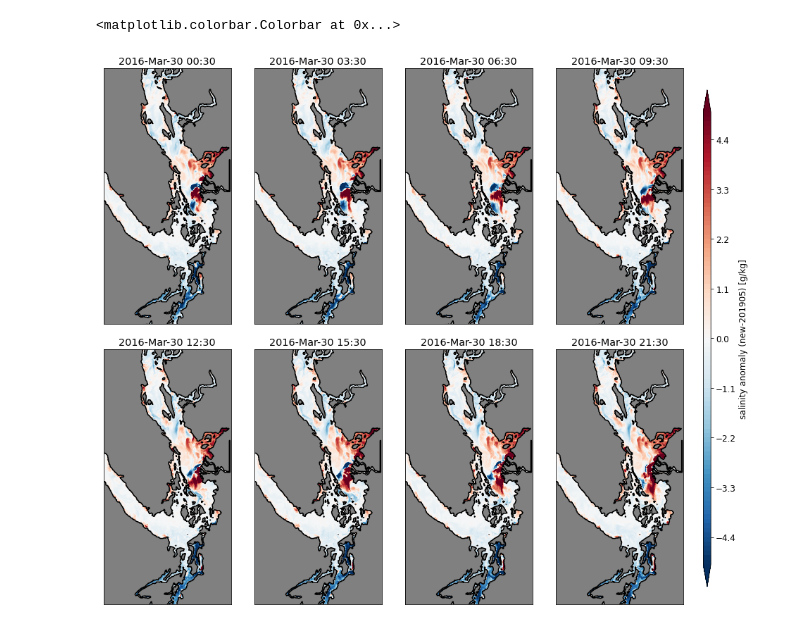
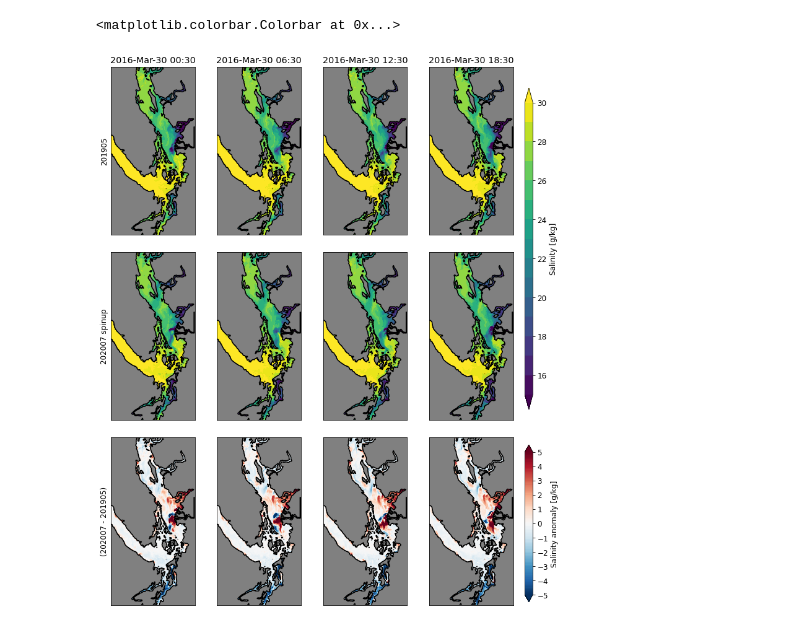
Before and after one commit to SalishSeaCast/analysis-ben, a Jupyter notebook: notebooks/graham/results_preview.ipynb, the cells around one changed output. Saved outputs shown, nothing was run; the diff lists cells and outputs as text; code cells hidden in the pictures.

Commit message:
Added salinity fields to anomalies in graham results_preview.ipynb

```diff
--- a/notebooks/graham/results_preview.ipynb
+++ b/notebooks/graham/results_preview.ipynb
@@ -13,26 +13,38 @@ results_path = '/scratch/bmoorema/Results/test/SalishSeaCast_currenttuning_test'
 # %%
 mask = xr.open_dataset('/home/bmoorema/MEOPAR/grid/mesh_mask202108.nc')
 T_old = xr.open_dataset(results_path + '/SalishSea_1h_20160330_20160330_grid_T.nc')
 T_new = xr.open_dataset(results_path + '/SalishSea_1h_20160101_20160331_grid_T.nc').isel(time_counter=slice(-24, None))
 tmask = mask.tmask[0, 0, 1:, 1:].values
 
-fig, axs = plt.subplots(2, 4, figsize=(15, 14), gridspec_kw={'wspace': 0.1, 'hspace': 0.1})
-for ax, t in zip(axs.ravel(), range(0, 24, 3)):
+fig, axs = plt.subplots(3, 4, figsize=(12, 16), gridspec_kw={'wspace': 0.1, 'hspace': 0.1})
+axs[0, 0].set_ylabel('201905')
+axs[1, 0].set_ylabel('202007 spinup')
+axs[2, 0].set_ylabel('(202007 - 201905)')
+
+for row, t in zip(axs.T, range(0, 24, 6)):
 
     timestr = T_new.time_counter.isel(time_counter=t).values.astype('datetime64[s]').astype(datetime).strftime('%Y-%b-%d %H:%M')
-    sal_anomaly = np.subtract(*[T.vosaline.isel(time_counter=t, deptht=0).values for T in (T_new, T_old)])
+    salinity = [T.vosaline.isel(time_counter=t, deptht=0).values for T in (T_old, T_new)]
 
-    c = ax.contourf(sal_anomaly, levels=np.arange(-5, 5.1, 0.1), cmap='RdBu_r', extend='both')
-    ax.contourf(tmask, levels=[-0.01, 0.01], colors='gray')
-    ax.contour(tmask, levels=[-0.01, 0.01], colors='k')
-    ax.set_ylim([50, 750])
-    ax.set_title(timestr)
-    ax.xaxis.set_ticks([])
-    ax.yaxis.set_ticks([])
-    ax.set_aspect(5/4.4)
+    for ax, sal in zip(row, salinity):
+        c1 = ax.contourf(sal, levels=np.arange(15, 31), cmap='viridis', extend='both')
 
-cax = fig.add_axes([0.92, 0.15, 0.01, 0.7])
-fig.colorbar(c, cax=cax, label='salinity anomaly (new-201905) [g/kg]')
+    c2 = row[2].contourf(np.subtract(*salinity[::-1]), levels=np.arange(-5, 5.1, 0.1), cmap='RdBu_r', extend='both')
+
+    row[0].set_title(timestr)
+    for ax in row:
+        ax.contourf(tmask, levels=[-0.01, 0.01], colors='gray')
+        ax.contour(tmask, levels=[-0.01, 0.01], colors='k')
+        ax.set_ylim([50, 750])
+        ax.xaxis.set_ticks([])
+        ax.yaxis.set_ticks([])
+        ax.set_aspect(5/4.4)
+
+cax = fig.add_axes([0.91, 0.4, 0.015, 0.45])
+fig.colorbar(c1, cax=cax, label='Salinity [g/kg]', ticks=range(16, 31, 2))
+
+cax = fig.add_axes([0.91, 0.13, 0.015, 0.22])
+fig.colorbar(c2, cax=cax, label='Salinity anomaly [g/kg]', ticks=range(-5, 6))
 # %% [output]
 <matplotlib.colorbar.Colorbar at 0x...>
-[figure, old version]
+[figure, new version]
```
